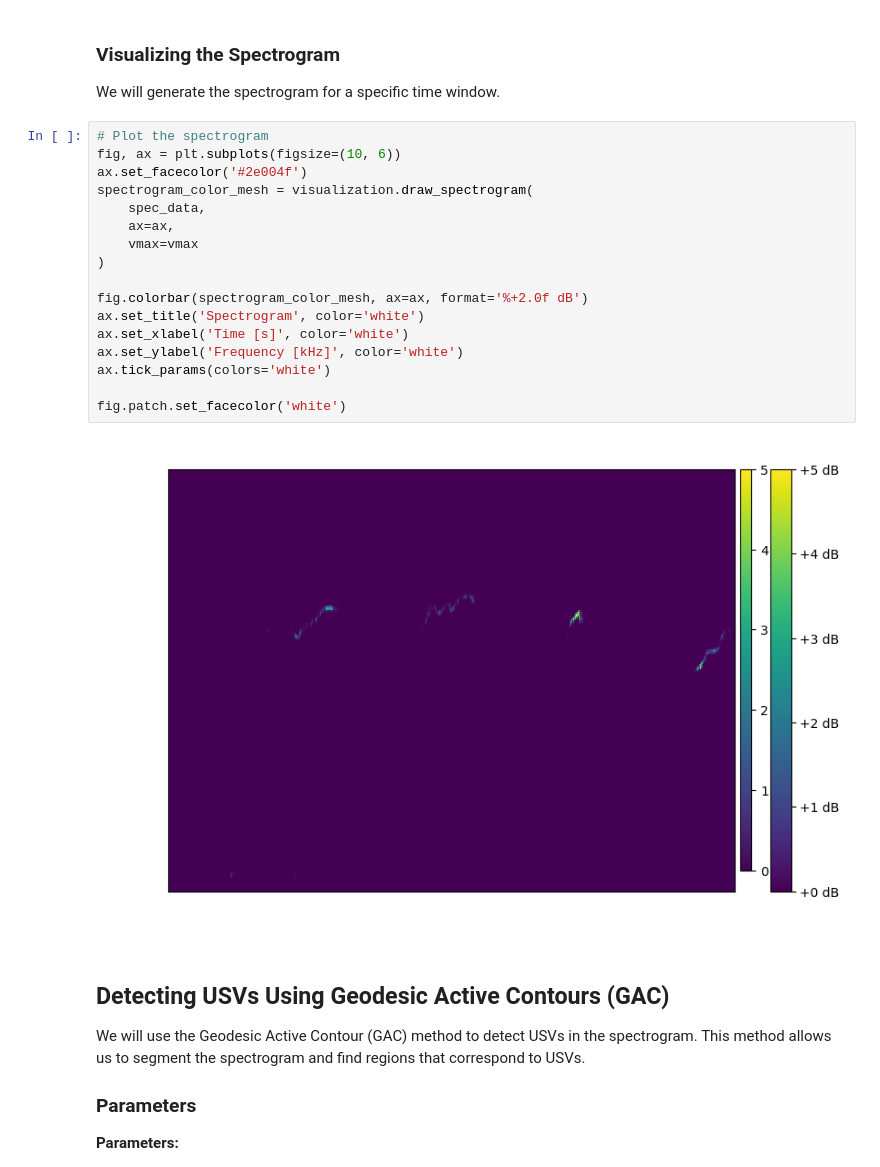
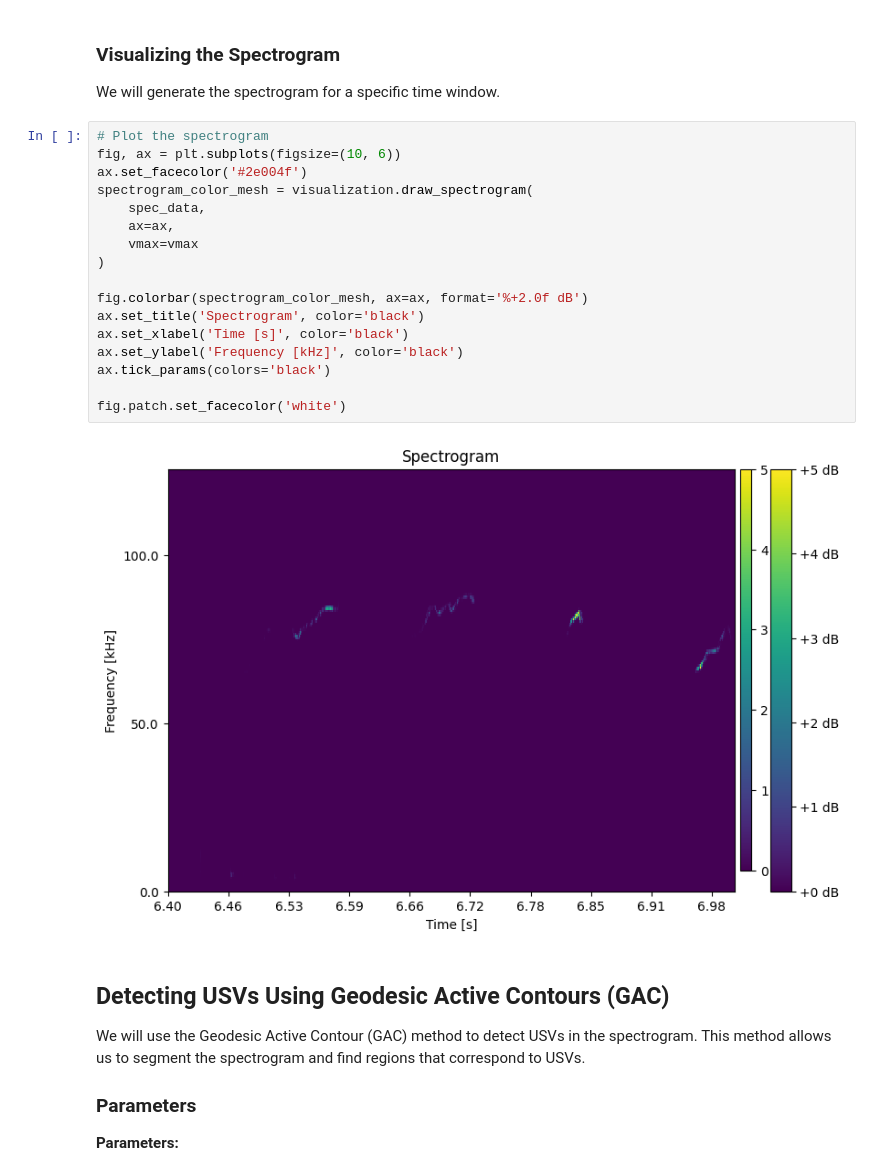
Before and after one commit to JosephTheMoUSE/MoUSE, a Jupyter notebook: notebooks/Spectrogram-CNN-Classifier.ipynb, the cells around one changed output. Saved outputs shown, nothing was run; the diff lists cells and outputs as text.

Commit message:
font changed from white to black

```diff
--- a/notebooks/Spectrogram-CNN-Classifier.ipynb
+++ b/notebooks/Spectrogram-CNN-Classifier.ipynb
@@ -107,22 +107,22 @@ We will generate the spectrogram for a specific time window.
 # %%
 # Plot the spectrogram
 fig, ax = plt.subplots(figsize=(10, 6))
 ax.set_facecolor('#2e004f')
 spectrogram_color_mesh = visualization.draw_spectrogram(
     spec_data,
     ax=ax,
     vmax=vmax
 )
 
 fig.colorbar(spectrogram_color_mesh, ax=ax, format='%+2.0f dB')
-ax.set_title('Spectrogram', color='white')
-ax.set_xlabel('Time [s]', color='white')
-ax.set_ylabel('Frequency [kHz]', color='white')
-ax.tick_params(colors='white')
+ax.set_title('Spectrogram', color='black')
+ax.set_xlabel('Time [s]', color='black')
+ax.set_ylabel('Frequency [kHz]', color='black')
+ax.tick_params(colors='black')
 
 fig.patch.set_facecolor('white')
 # %% [output]
-[figure, old version]
+[figure, new version]
 # %% [markdown]
 ## Detecting USVs Using Geodesic Active Contours (GAC)
 
```
Also changed, not shown: parts of 2 cells of this notebook, 1 other file.
